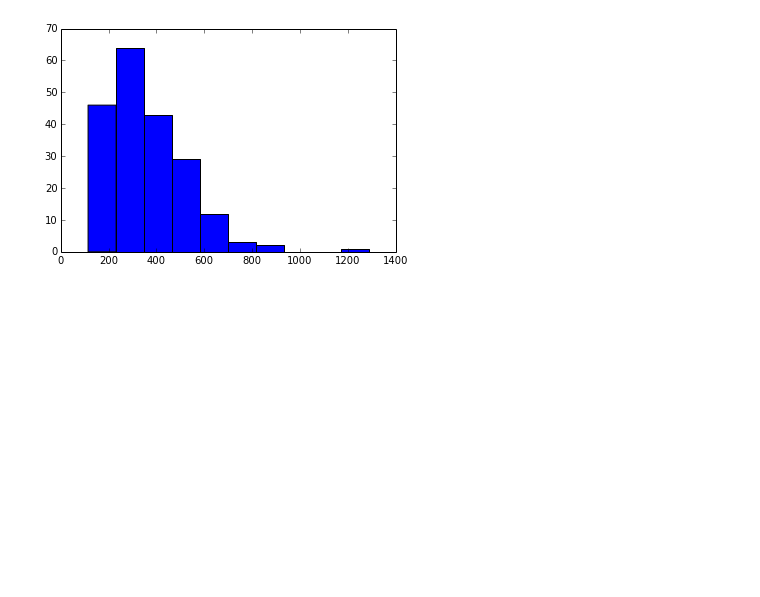
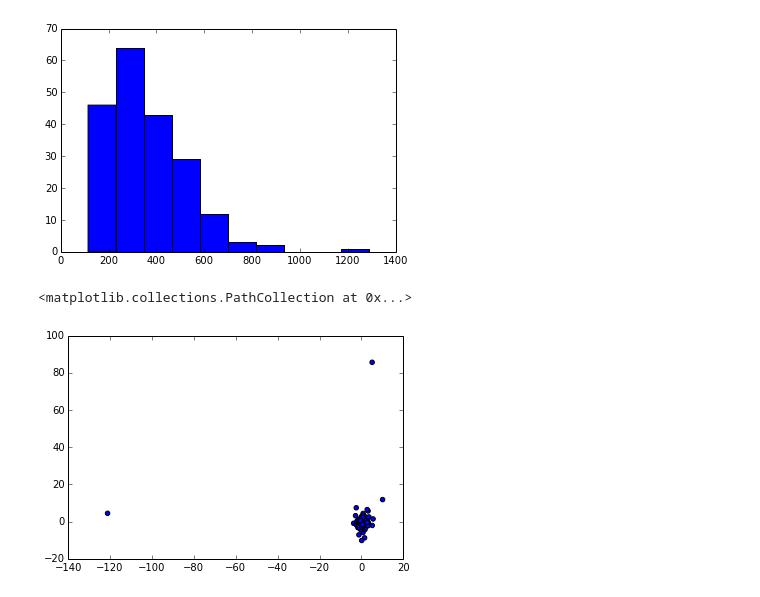
Before and after one commit to smoussa/seahorse-ml, a Jupyter notebook: notebooks/Drivers1.ipynb, the cells around one changed output. Saved outputs shown, nothing was run; the diff lists cells and outputs as text; code cells hidden in the pictures; blank space fills up the shorter version.

```diff
--- a/notebooks/Drivers1.ipynb
+++ b/notebooks/Drivers1.ipynb
@@ -97,3 +101,9 @@ plt.hist(euclid_dists)
 plt.show()
 # %% [output]
 [figure]
+# %%
+thetas_dt_fft_n2 = Pipeline([('scaling', StandardScaler()), ('pca', PCA(n_components=2))]).fit_transform(thetas_dt_fft)
+plt.scatter(thetas_dt_fft_n2[:,0], thetas_dt_fft_n2[:,1])
+# %% [output]
+<matplotlib.collections.PathCollection at 0x...>
+[figure, added]
```
Also changed, not shown: parts of 11 cells of this notebook.
